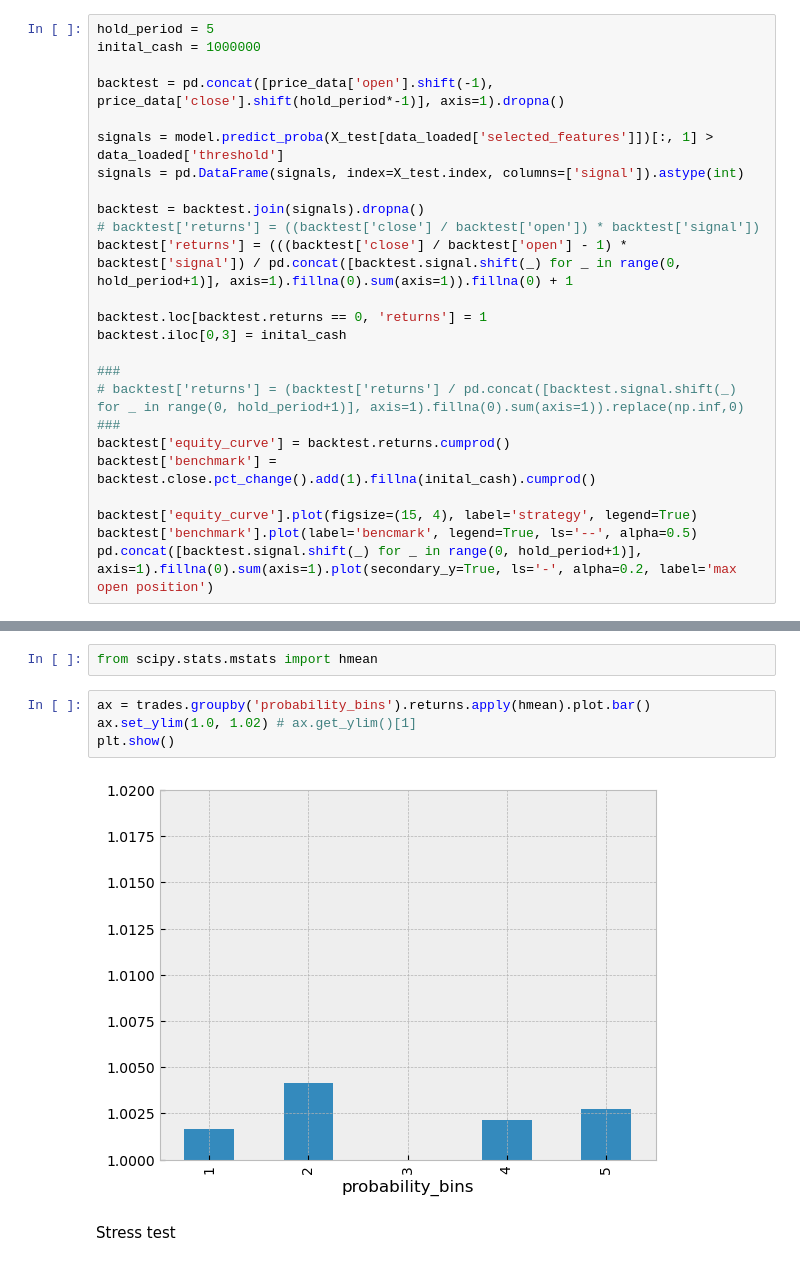
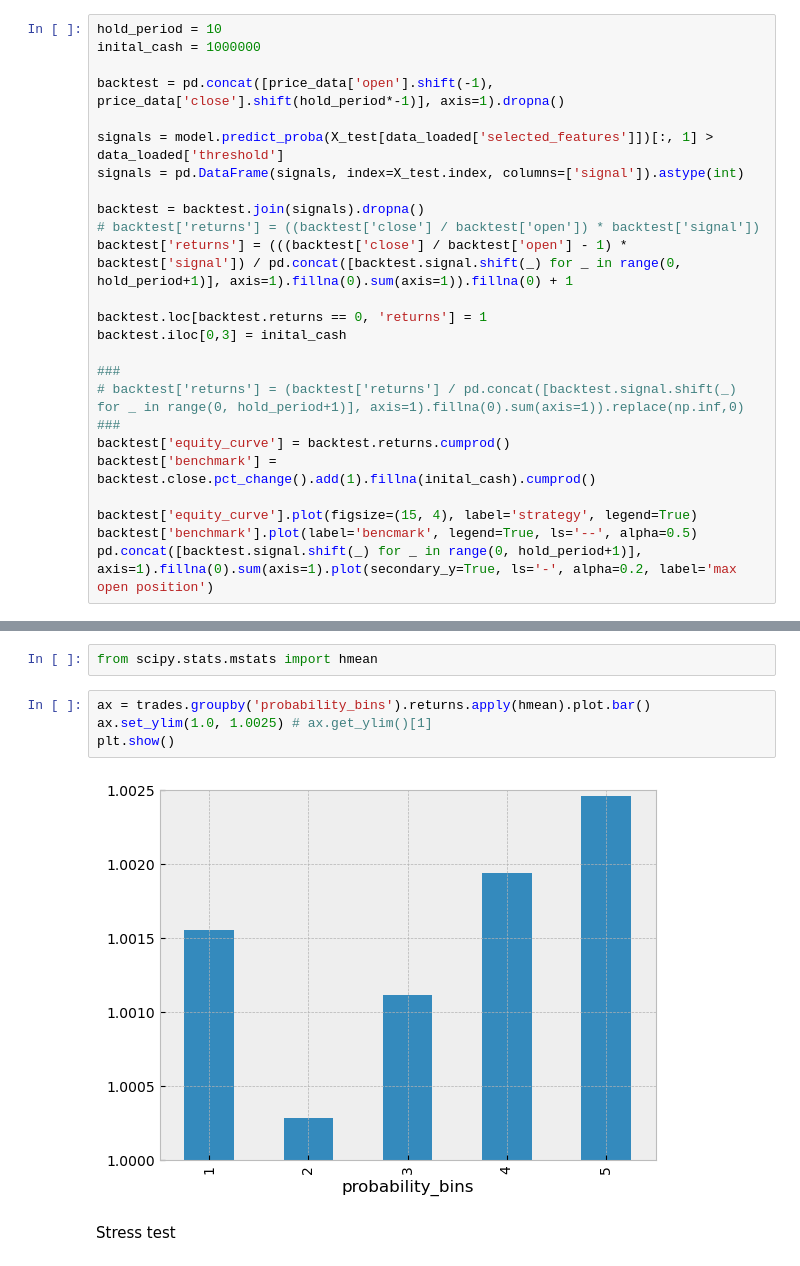
Before and after one commit to RobUngvari/dax-24-strat, a Jupyter notebook: proof_of_concept/[03] Backtesting.ipynb, the cells around one changed output, grey strips where cells are left out. Cells and saved outputs as stored; diff of their text form.

```diff
--- a/proof_of_concept/[03] Backtesting.ipynb
+++ b/proof_of_concept/[03] Backtesting.ipynb
@@ -57,7 +58,7 @@ XGBClassifier(base_score=None, booster=None, callbacks=None,
 # %% [markdown]
 Simplistic Backtest
 # %%
-hold_period = 5
+hold_period = 10
 inital_cash = 1000000
 
 backtest = pd.concat([price_data['open'].shift(-1), price_data['close'].shift(hold_period*-1)], axis=1).dropna()
@@ -136,10 +137,10 @@ TimedeltaIndex([ '1 days',  '1 days',  '1 days',  '3 days',  '1 days',
 from scipy.stats.mstats import hmean
 # %%
 ax = trades.groupby('probability_bins').returns.apply(hmean).plot.bar()
-ax.set_ylim(1.0, 1.02) # ax.get_ylim()[1]
+ax.set_ylim(1.0, 1.0025) # ax.get_ylim()[1]
 plt.show()
 # %% [output]
-[figure, old version]
+[figure, new version]
 # %% [markdown]
 Stress test
 # %%
```
Also changed, not shown: parts of 10 cells of this notebook, 3 other files.
